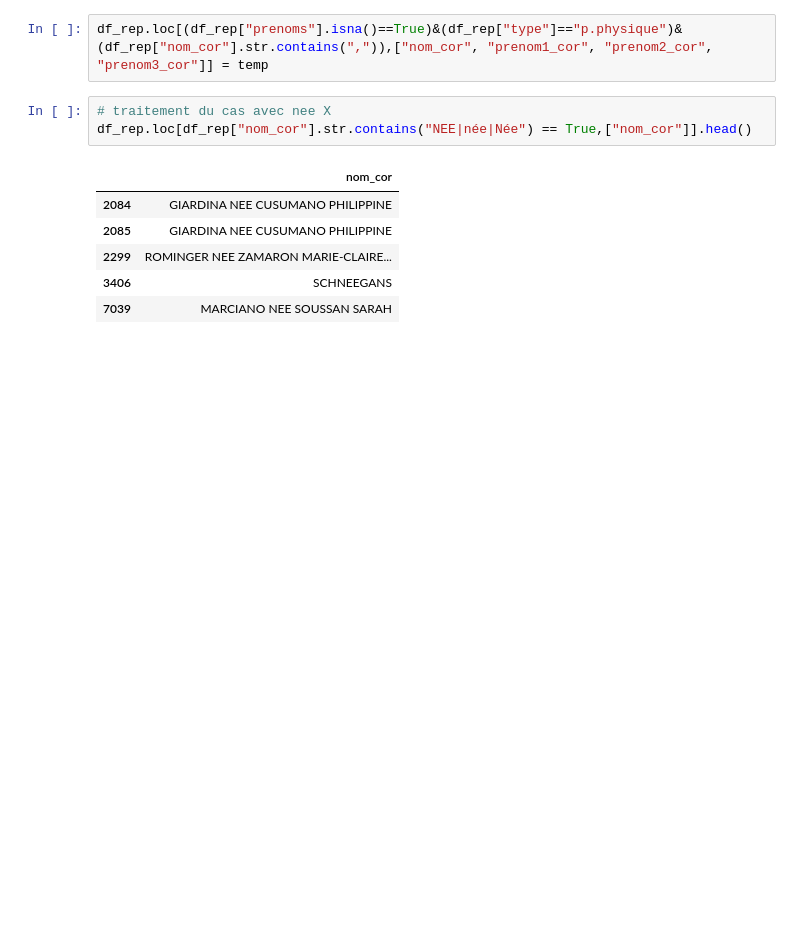
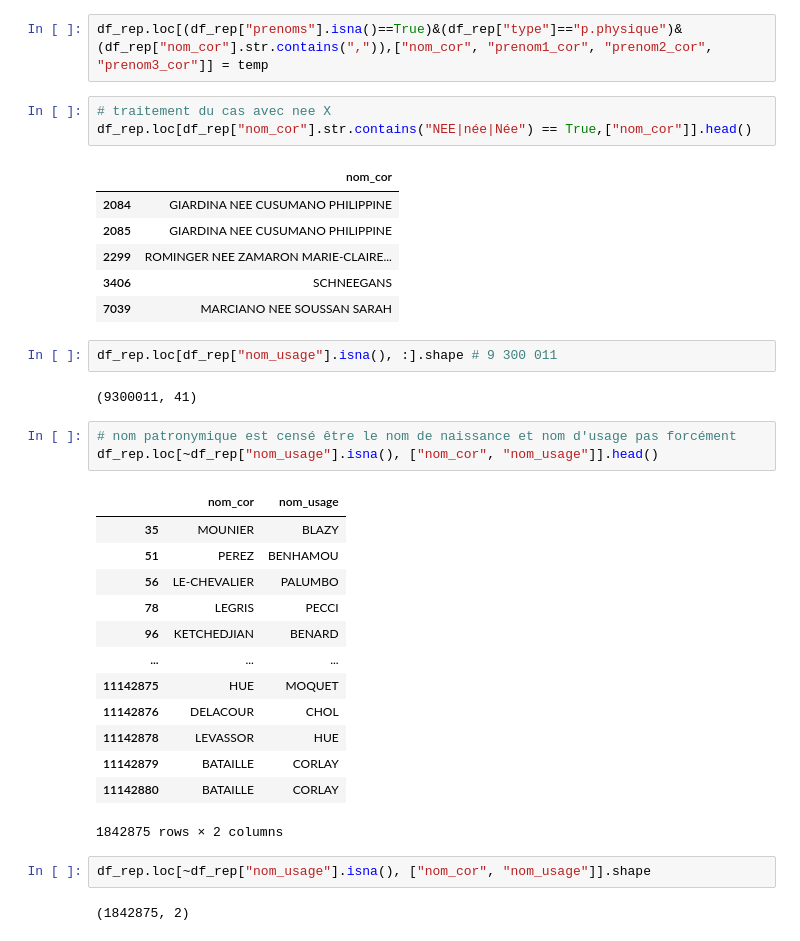
Before and after one commit to raphaeleadjerad/data_inpi, a Jupyter notebook: notebooks/02_clean_raw_inpi.ipynb, the cells around one changed output. Saved outputs shown, nothing was run; the diff lists cells and outputs as text; blank space fills up the shorter version.

Commit message:
correction du nom d'usage

```diff
--- a/notebooks/02_clean_raw_inpi.ipynb
+++ b/notebooks/02_clean_raw_inpi.ipynb
@@ -268,3 +268,28 @@ df_rep.loc[df_rep["nom_cor"].str.contains("NEE|née|Née") == True,["nom_cor"]].
 | 2299 | ROMINGER NEE ZAMARON MARIE-CLAIRE... |
 | 3406 | SCHNEEGANS |
 | 7039 | MARCIANO NEE SOUSSAN SARAH |
+# %%
+df_rep.loc[df_rep["nom_usage"].isna(), :].shape # 9 300 011
+# %% [output]
+(9300011, 41)
+# %%
+# nom patronymique est censé être le nom de naissance et nom d'usage pas forcément
+df_rep.loc[~df_rep["nom_usage"].isna(), ["nom_cor", "nom_usage"]].head()
+# %% [output]
+|  | nom_cor | nom_usage |
+| 35 | MOUNIER | BLAZY |
+| 51 | PEREZ | BENHAMOU |
+| 56 | LE-CHEVALIER | PALUMBO |
+| 78 | LEGRIS | PECCI |
+| 96 | KETCHEDJIAN | BENARD |
+| ... | ... | ... |
+| 11142875 | HUE | MOQUET |
+| 11142876 | DELACOUR | CHOL |
+| 11142878 | LEVASSOR | HUE |
+| 11142879 | BATAILLE | CORLAY |
+| 11142880 | BATAILLE | CORLAY |
+1842875 rows × 2 columns
+# %%
+df_rep.loc[~df_rep["nom_usage"].isna(), ["nom_cor", "nom_usage"]].shape
+# %% [output]
+(1842875, 2)
```
Also changed, not shown: parts of 3 cells of this notebook.
